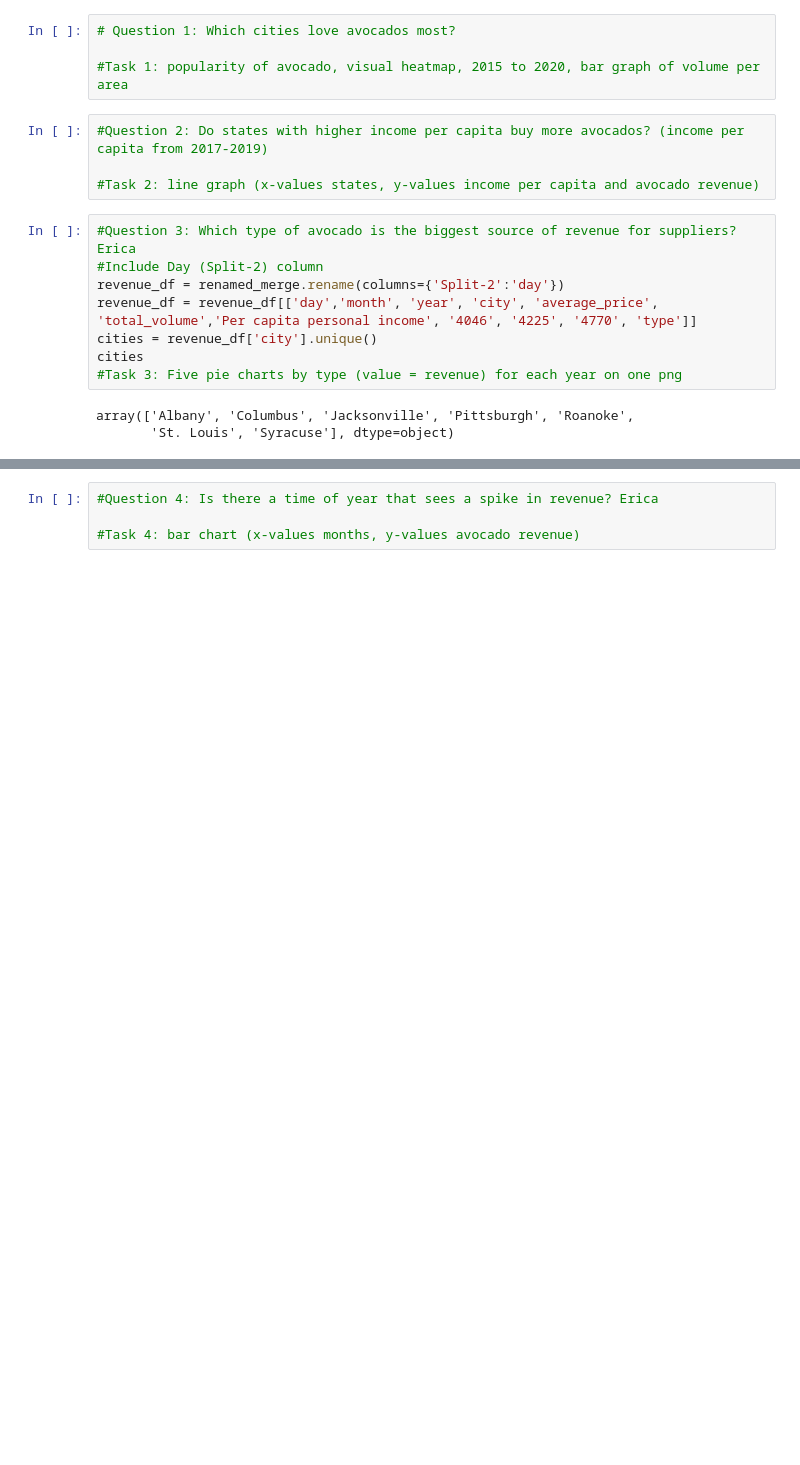
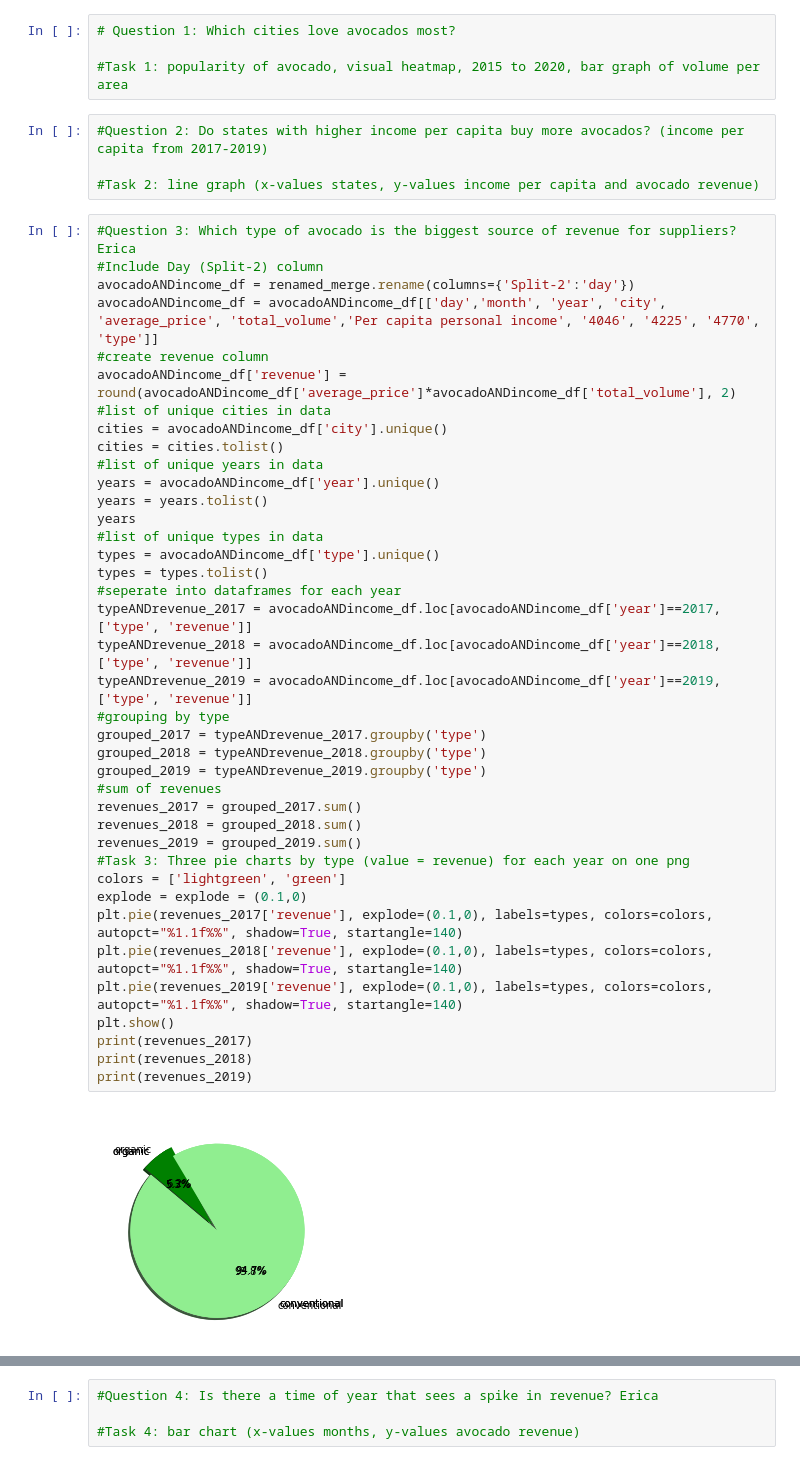
Before and after one commit to efennie/project_one, a Jupyter notebook: main.ipynb, the cells around one changed output, grey strips where cells are left out. Cells and saved outputs as stored; diff of their text form; blank space fills up the shorter version.

```diff
--- a/main.ipynb
+++ b/main.ipynb
@@ -103,14 +103,44 @@ clean_merge.head()
 #Question 2: Do states with higher income per capita buy more avocados? (income per capita from 2017-2019)
 
 #Task 2: line graph (x-values states, y-values income per capita and avocado revenue)
-# %%
-#Question 3: Which type of avocado is the biggest source of revenue for suppliers? Erica
-#Include Day (Split-2) column
-revenue_df = renamed_merge.rename(columns={'Split-2':'day'})
-revenue_df = revenue_df[['day','month', 'year', 'city', 'average_price', 'total_volume','Per capita personal income', '4046', '4225', '4770', 'type']]
-cities = revenue_df['city'].unique()
-cities
-#Task 3: Five pie charts by type (value = revenue) for each year on one png
-# %% [output]
-array(['Albany', 'Columbus', 'Jacksonville', 'Pittsburgh', 'Roanoke',
-       'St. Louis', 'Syracuse'], dtype=object)
+# %%
+#Question 3: Which type of avocado is the biggest source of revenue for suppliers? Erica
+#Include Day (Split-2) column
+avocadoANDincome_df = renamed_merge.rename(columns={'Split-2':'day'})
+avocadoANDincome_df = avocadoANDincome_df[['day','month', 'year', 'city', 'average_price', 'total_volume','Per capita personal income', '4046', '4225', '4770', 'type']]
+#create revenue column
+avocadoANDincome_df['revenue'] = round(avocadoANDincome_df['average_price']*avocadoANDincome_df['total_volume'], 2)
+#list of unique cities in data
+cities = avocadoANDincome_df['city'].unique()
+cities = cities.tolist()
+#list of unique years in data
+years = avocadoANDincome_df['year'].unique()
+years = years.tolist()
+years
+#list of unique types in data
+types = avocadoANDincome_df['type'].unique()
+types = types.tolist()
+#seperate into dataframes for each year
+typeANDrevenue_2017 = avocadoANDincome_df.loc[avocadoANDincome_df['year']==2017, ['type', 'revenue']]
+typeANDrevenue_2018 = avocadoANDincome_df.loc[avocadoANDincome_df['year']==2018, ['type', 'revenue']]
+typeANDrevenue_2019 = avocadoANDincome_df.loc[avocadoANDincome_df['year']==2019, ['type', 'revenue']]
+#grouping by type
+grouped_2017 = typeANDrevenue_2017.groupby('type')
+grouped_2018 = typeANDrevenue_2018.groupby('type')
+grouped_2019 = typeANDrevenue_2019.groupby('type')
+#sum of revenues
+revenues_2017 = grouped_2017.sum()
+revenues_2018 = grouped_2018.sum()
+revenues_2019 = grouped_2019.sum()
+#Task 3: Three pie charts by type (value = revenue) for each year on one png
+colors = ['lightgreen', 'green']
+explode = explode = (0.1,0)
+plt.pie(revenues_2017['revenue'], explode=(0.1,0), labels=types, colors=colors, autopct="%1.1f%%", shadow=True, startangle=140)
+plt.pie(revenues_2018['revenue'], explode=(0.1,0), labels=types, colors=colors, autopct="%1.1f%%", shadow=True, startangle=140)
+plt.pie(revenues_2019['revenue'], explode=(0.1,0), labels=types, colors=colors, autopct="%1.1f%%", shadow=True, startangle=140)
+plt.show()
+print(revenues_2017)
+print(revenues_2018)
+print(revenues_2019)
+# %% [output]
+[figure, added]
```
Also changed, not shown: parts of 1 cell of this notebook.
